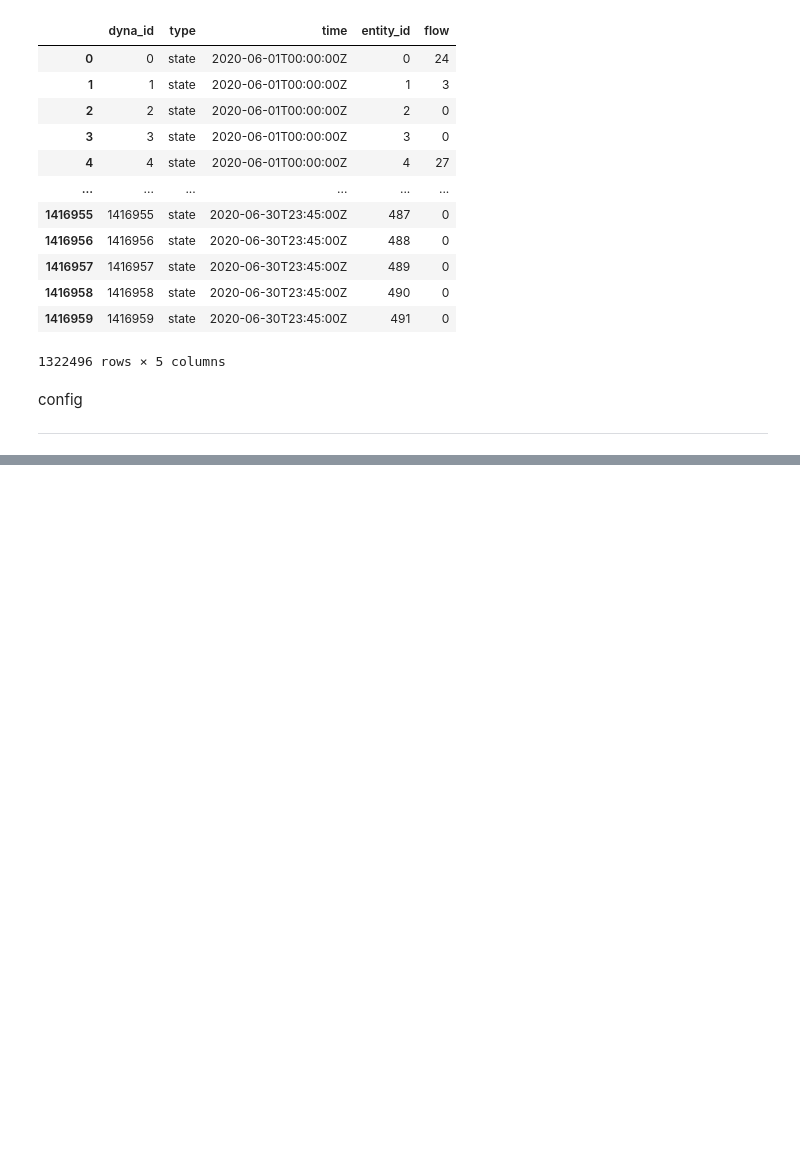
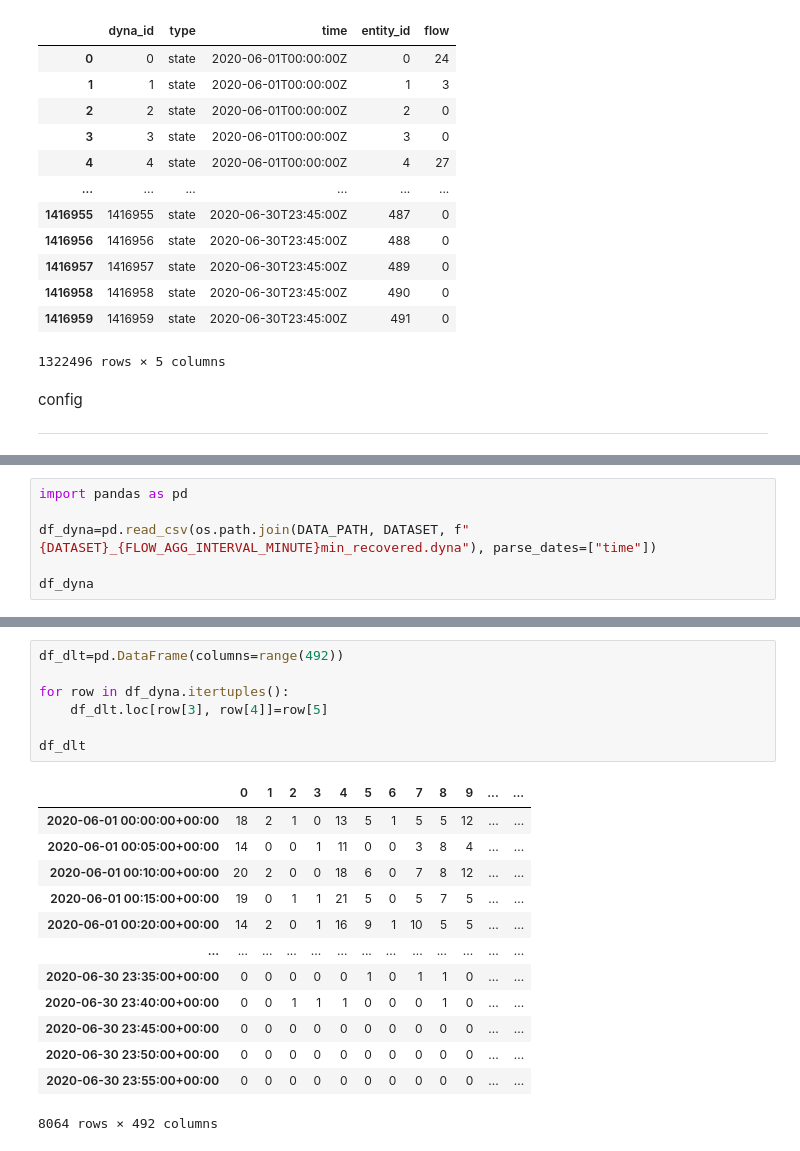
Before and after one commit to XDZhelheim/TrafficFlowModel, a Jupyter notebook: data_process/gis_pipeline/fmm2atom_gis.ipynb, the cells around one changed output, grey strips where cells are left out. Saved outputs shown, nothing was run; the diff lists cells and outputs as text; blank space fills up the shorter version.

```diff
--- a/data_process/gis_pipeline/fmm2atom_gis.ipynb
+++ b/data_process/gis_pipeline/fmm2atom_gis.ipynb
@@ -566,0 +616,6 @@ config
+# %%
+import pandas as pd
+
+df_dyna=pd.read_csv(os.path.join(DATA_PATH, DATASET, f"{DATASET}_{FLOW_AGG_INTERVAL_MINUTE}min_recovered.dyna"), parse_dates=["time"])
+
+df_dyna
@@ -566,0 +636,21 @@ config
+# %%
+df_dlt=pd.DataFrame(columns=range(492))
+
+for row in df_dyna.itertuples():
+    df_dlt.loc[row[3], row[4]]=row[5]
+
+df_dlt
+# %% [output]
+|  | 0 | 1 | 2 | 3 | 4 | 5 | 6 | 7 | 8 | 9 | ... | ... |
+| 2020-06-01 00:00:00+00:00 | 18 | 2 | 1 | 0 | 13 | 5 | 1 | 5 | 5 | 12 | ... | ... |
+| 2020-06-01 00:05:00+00:00 | 14 | 0 | 0 | 1 | 11 | 0 | 0 | 3 | 8 | 4 | ... | ... |
+| 2020-06-01 00:10:00+00:00 | 20 | 2 | 0 | 0 | 18 | 6 | 0 | 7 | 8 | 12 | ... | ... |
+| 2020-06-01 00:15:00+00:00 | 19 | 0 | 1 | 1 | 21 | 5 | 0 | 5 | 7 | 5 | ... | ... |
+| 2020-06-01 00:20:00+00:00 | 14 | 2 | 0 | 1 | 16 | 9 | 1 | 10 | 5 | 5 | ... | ... |
+| ... | ... | ... | ... | ... | ... | ... | ... | ... | ... | ... | ... | ... |
+| 2020-06-30 23:35:00+00:00 | 0 | 0 | 0 | 0 | 0 | 1 | 0 | 1 | 1 | 0 | ... | ... |
+| 2020-06-30 23:40:00+00:00 | 0 | 0 | 1 | 1 | 1 | 0 | 0 | 0 | 1 | 0 | ... | ... |
+| 2020-06-30 23:45:00+00:00 | 0 | 0 | 0 | 0 | 0 | 0 | 0 | 0 | 0 | 0 | ... | ... |
+| 2020-06-30 23:50:00+00:00 | 0 | 0 | 0 | 0 | 0 | 0 | 0 | 0 | 0 | 0 | ... | ... |
+| 2020-06-30 23:55:00+00:00 | 0 | 0 | 0 | 0 | 0 | 0 | 0 | 0 | 0 | 0 | ... | ... |
+8064 rows × 492 columns
```
Also changed, not shown: parts of 21 cells of this notebook, 5 other files.
